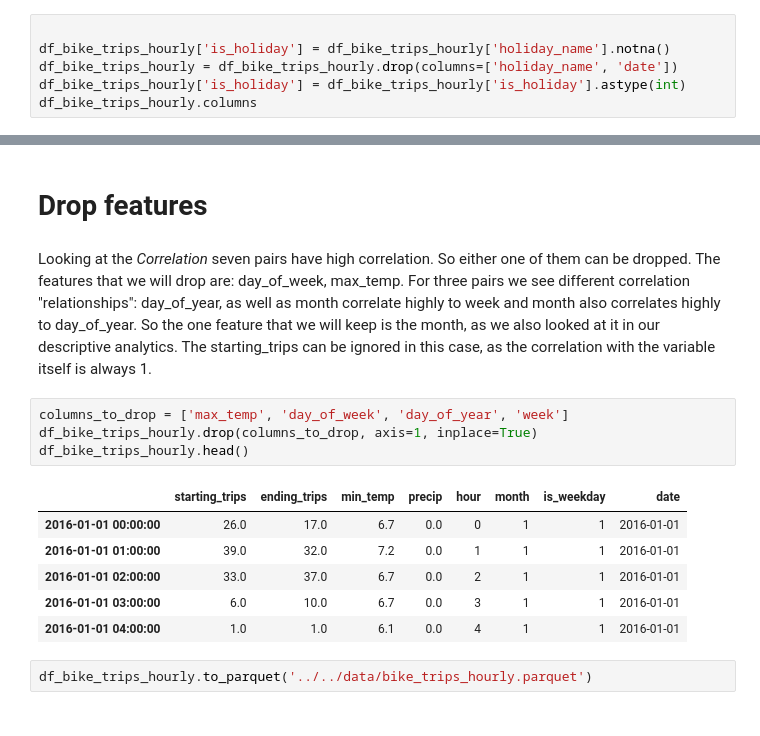
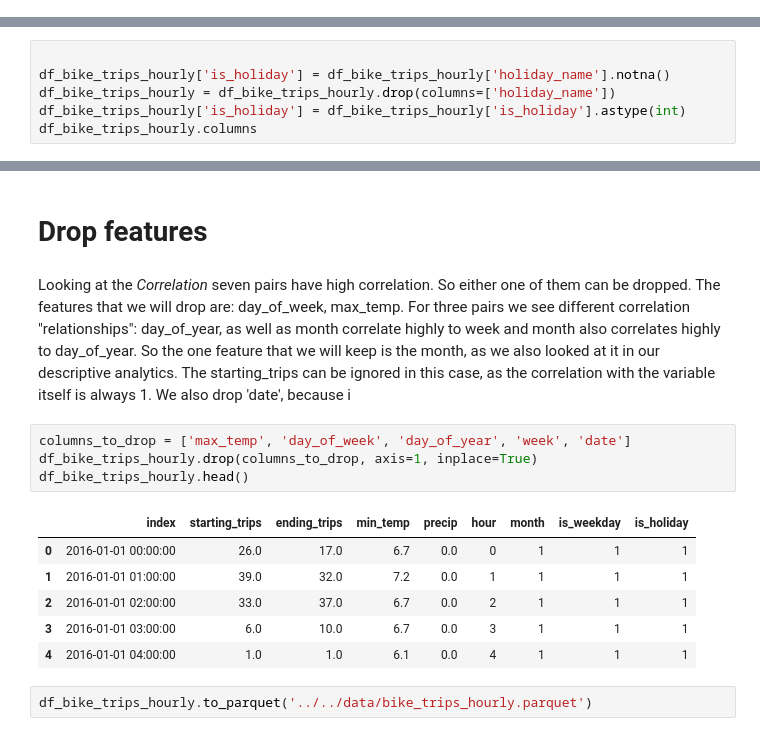
Before and after one commit to Jerematix/dataflow, a Jupyter notebook: notebooks/predictive_analytics/FTest.ipynb, the cells around one changed output, grey strips where cells are left out. Drawn from its saved outputs; the diff is of its cells as text.

Commit message:
little fix 'date' feature dropped

```diff
--- a/notebooks/predictive_analytics/FTest.ipynb
+++ b/notebooks/predictive_analytics/FTest.ipynb
@@ -179,6 +139,0 @@ df_bike_trips_hourly.head(5)
-# %%
-
-df_bike_trips_hourly['is_holiday'] = df_bike_trips_hourly['holiday_name'].notna()
-df_bike_trips_hourly = df_bike_trips_hourly.drop(columns=['holiday_name', 'date'])
-df_bike_trips_hourly['is_holiday'] = df_bike_trips_hourly['is_holiday'].astype(int)
-df_bike_trips_hourly.columns
@@ -209,0 +176,6 @@ df_bike_trips_hourly.head(25)
+# %%
+
+df_bike_trips_hourly['is_holiday'] = df_bike_trips_hourly['holiday_name'].notna()
+df_bike_trips_hourly = df_bike_trips_hourly.drop(columns=['holiday_name'])
+df_bike_trips_hourly['is_holiday'] = df_bike_trips_hourly['is_holiday'].astype(int)
+df_bike_trips_hourly.columns
@@ -255,18 +254,18 @@ dtype: float64
 # %% [markdown]
 # Drop features
 # %% [markdown]
-Looking at the *Correlation* seven pairs have high correlation. So either one of them can be dropped. The features that we will drop are: day_of_week, max_temp. For three pairs we see different correlation "relationships": day_of_year, as well as month correlate highly to week and month also correlates highly to day_of_year. So the one feature that we will keep is the month, as we also looked at it in our descriptive analytics. The starting_trips can be ignored in this case, as the correlation with the variable itself is always 1.
+Looking at the *Correlation* seven pairs have high correlation. So either one of them can be dropped. The features that we will drop are: day_of_week, max_temp. For three pairs we see different correlation "relationships": day_of_year, as well as month correlate highly to week and month also correlates highly to day_of_year. So the one feature that we will keep is the month, as we also looked at it in our descriptive analytics. The starting_trips can be ignored in this case, as the correlation with the variable itself is always 1. We also drop 'date', because i
 # %%
-columns_to_drop = ['max_temp', 'day_of_week', 'day_of_year', 'week']
+columns_to_drop = ['max_temp', 'day_of_week', 'day_of_year', 'week', 'date']
 df_bike_trips_hourly.drop(columns_to_drop, axis=1, inplace=True)
 df_bike_trips_hourly.head()
 # %% [output]
-|  | starting_trips | ending_trips | min_temp | precip | hour | month | is_weekday | date |
-| 2016-01-01 00:00:00 | 26.0 | 17.0 | 6.7 | 0.0 | 0 | 1 | 1 | 2016-01-01 |
-| 2016-01-01 01:00:00 | 39.0 | 32.0 | 7.2 | 0.0 | 1 | 1 | 1 | 2016-01-01 |
-| 2016-01-01 02:00:00 | 33.0 | 37.0 | 6.7 | 0.0 | 2 | 1 | 1 | 2016-01-01 |
-| 2016-01-01 03:00:00 | 6.0 | 10.0 | 6.7 | 0.0 | 3 | 1 | 1 | 2016-01-01 |
-| 2016-01-01 04:00:00 | 1.0 | 1.0 | 6.1 | 0.0 | 4 | 1 | 1 | 2016-01-01 |
+|  | index | starting_trips | ending_trips | min_temp | precip | hour | month | is_weekday | is_holiday |
+| 0 | 2016-01-01 00:00:00 | 26.0 | 17.0 | 6.7 | 0.0 | 0 | 1 | 1 | 1 |
+| 1 | 2016-01-01 01:00:00 | 39.0 | 32.0 | 7.2 | 0.0 | 1 | 1 | 1 | 1 |
+| 2 | 2016-01-01 02:00:00 | 33.0 | 37.0 | 6.7 | 0.0 | 2 | 1 | 1 | 1 |
+| 3 | 2016-01-01 03:00:00 | 6.0 | 10.0 | 6.7 | 0.0 | 3 | 1 | 1 | 1 |
+| 4 | 2016-01-01 04:00:00 | 1.0 | 1.0 | 6.1 | 0.0 | 4 | 1 | 1 | 1 |
 # %%
 df_bike_trips_hourly.to_parquet('../../data/bike_trips_hourly.parquet')
 # %% [markdown]
```
Also changed, not shown: parts of 16 cells of this notebook, 2 other files.
